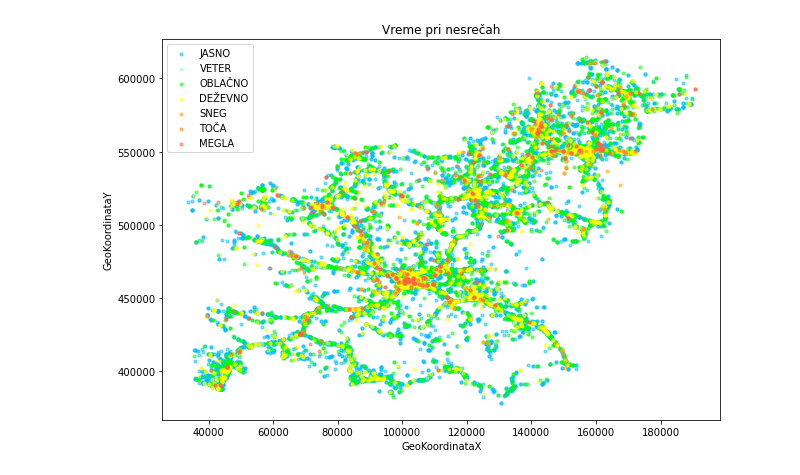
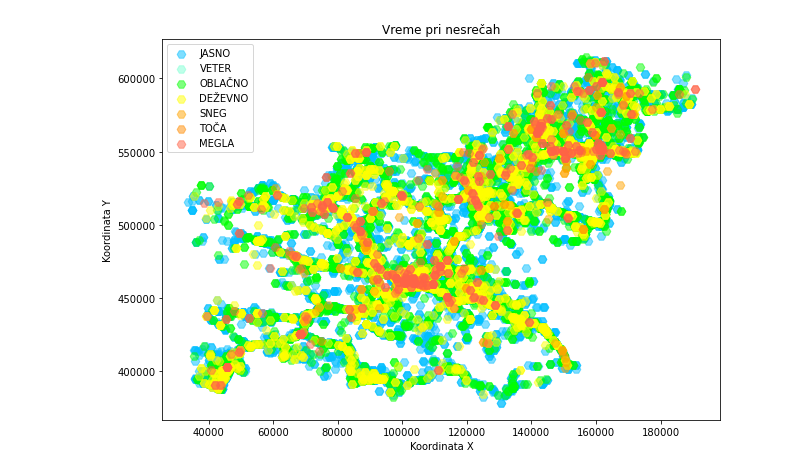
Before and after one commit to TilenS2002/PR22NPJINBMCTS, a Jupyter notebook: Heatmap.ipynb, the cells around one changed output. Cells and saved outputs as stored; diff of their text form; code cells hidden in the pictures.

```diff
--- a/Heatmap.ipynb
+++ b/Heatmap.ipynb
@@ -59,34 +59,34 @@ merged_df = pd.merge(vreme, koordinate, on="ZaporednaStevilkaOsebeVPN")
 vreme_df = merged_df[['GeoKoordinataX', 'GeoKoordinataY', 'VremenskeOkoliscine']]
 # print(vreme_df)
 
 vreme_df = vreme_df.dropna().copy()
 
 vrste_vremen_id = {'JASNO': 0,
                    'VETER': 1,
                    'OBLAČNO': 2,
                    'DEŽEVNO': 3,
                    'SNEG': 4,
                    'TOČA': 5,
                    'MEGLA': 6}
 
 vreme_df.loc[:, 'VremenskeOkoliscine'] = vreme_df['VremenskeOkoliscine'].map(vrste_vremen_id)
 
 
 colors = ["deepskyblue", "aquamarine", "lime", "yellow", "orange", "darkorange", "tomato"]
 
 fig, ax = plt.subplots(figsize=(10, 7))
 
 for i, vreme_id in enumerate(sorted(vreme_df['VremenskeOkoliscine'].unique())):
     subset = vreme_df[vreme_df['VremenskeOkoliscine'] == vreme_id]
     alpha = 0.5
 
-    ax.scatter(subset['GeoKoordinataX'], subset['GeoKoordinataY'], s=10, alpha=alpha, c=colors[i],
+    ax.scatter(subset['GeoKoordinataX'], subset['GeoKoordinataY'], s=75, alpha=alpha, c=colors[i], marker='H',
                label=[i for i in vrste_vremen_id if vrste_vremen_id[i]==vreme_id][0])
 
 ax.set_title('Vreme pri nesrečah')
-ax.set_xlabel('GeoKoordinataX')
-ax.set_ylabel('GeoKoordinataY')
+ax.set_xlabel('Koordinata X')
+ax.set_ylabel('Koordinata Y')
 ax.legend()
 plt.show()
 # %% [output]
-[figure, old version]
+[figure, new version]
```
Also changed, not shown: parts of 3 cells of this notebook.
